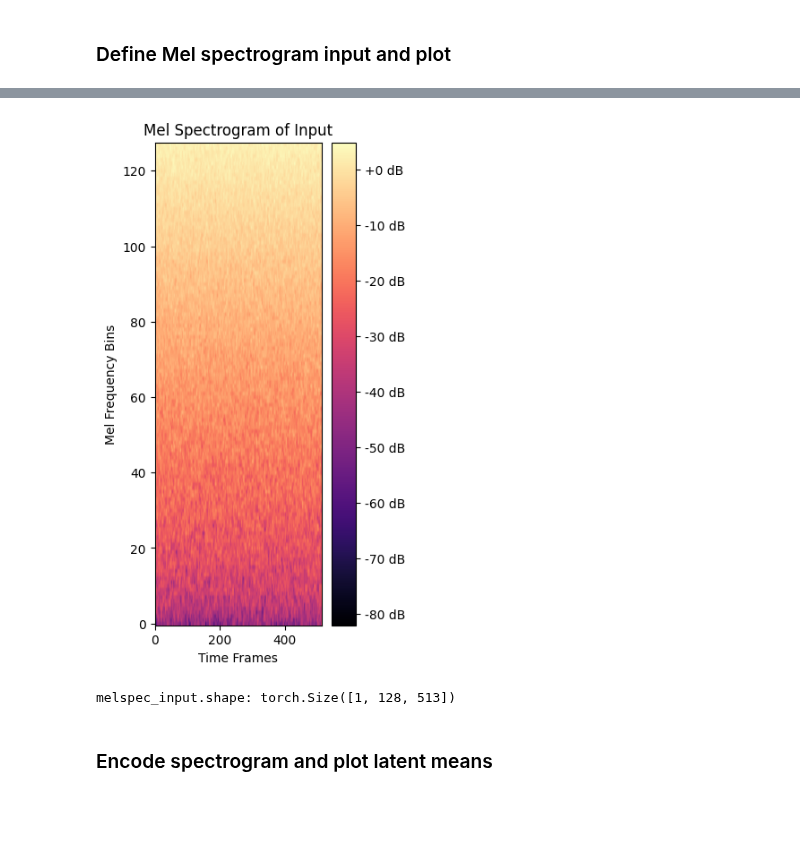
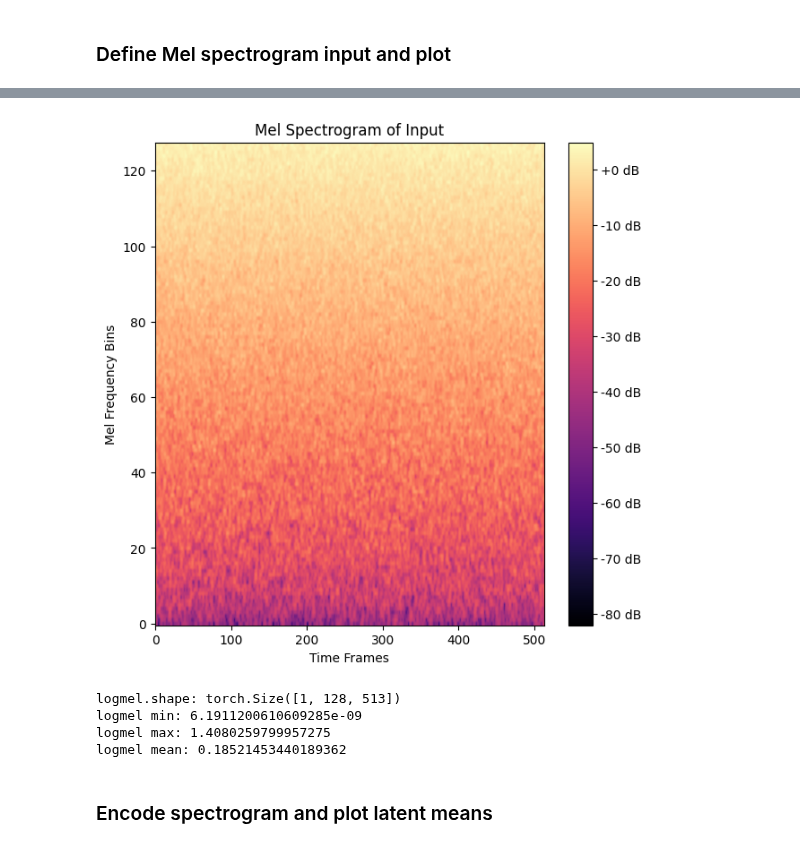
Before and after one commit to lfogarty98/XRAVE, a Jupyter notebook: test_latents.ipynb, the cells around one changed output, grey strips where cells are left out. Cells and saved outputs as stored; diff of their text form; code cells hidden in the pictures; blank space fills up the shorter version.

```diff
--- a/test_latents.ipynb
+++ b/test_latents.ipynb
@@ -35,7 +35,7 @@ def plot_mel_spectrogram(mel_spectrogram, title='Mel Spectrogram', dB_scale=True
         else:     # Normalize to [0, 1]
             mel_spectrogram = (mel_spectrogram - mel_min) / (mel_max - mel_min)
 
-    plt.figure(figsize=(3, 7))
+    plt.figure(figsize=(7, 7))
     plt.imshow(mel_spectrogram, origin="lower", aspect="auto", cmap="magma")
     plt.title(title)
     plt.xlabel("Time Frames")
@@ -206,16 +194,23 @@ melspec_input.shape: torch.Size([1, 128, 1])
 # %%
 ## Use model spectrogram to encode input chunk as usual ##
 melspec = model.spectrogram
 melspec_input = melspec(input_chunk)
 plot_mel_spectrogram(
     melspec_input,
     title='Mel Spectrogram of Input',
     dB_scale=True
 )
-print(f'melspec_input.shape: {melspec_input.shape}')
+logmel = torch.log1p(melspec_input)
+print(f'logmel.shape: {logmel.shape}')
+print(f'logmel min: {torch.min(logmel)}')
+print(f'logmel max: {torch.max(logmel)}')
+print(f'logmel mean: {torch.mean(logmel)}')
 # %% [output]
-[figure, old version]
+[figure, new version]
-melspec_input.shape: torch.Size([1, 128, 513])
+logmel.shape: torch.Size([1, 128, 513])
+logmel min: 6.1911200610609285e-09
+logmel max: 1.4080259799957275
+logmel mean: 0.18521453440189362
 # %% [markdown]
 ### Encode spectrogram and plot latent means
 # %%
```
Also changed, not shown: parts of 9 cells of this notebook, 6 other files.
